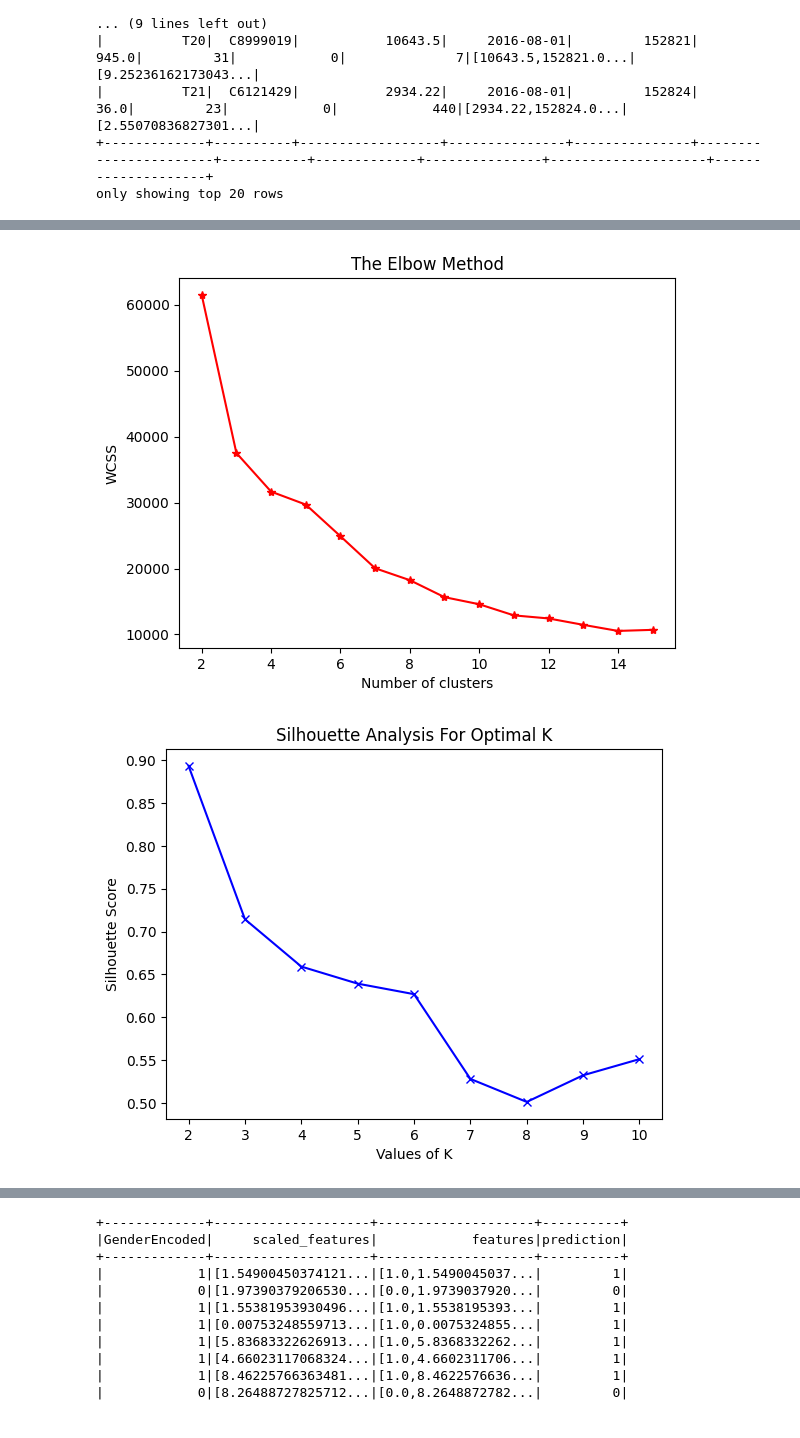
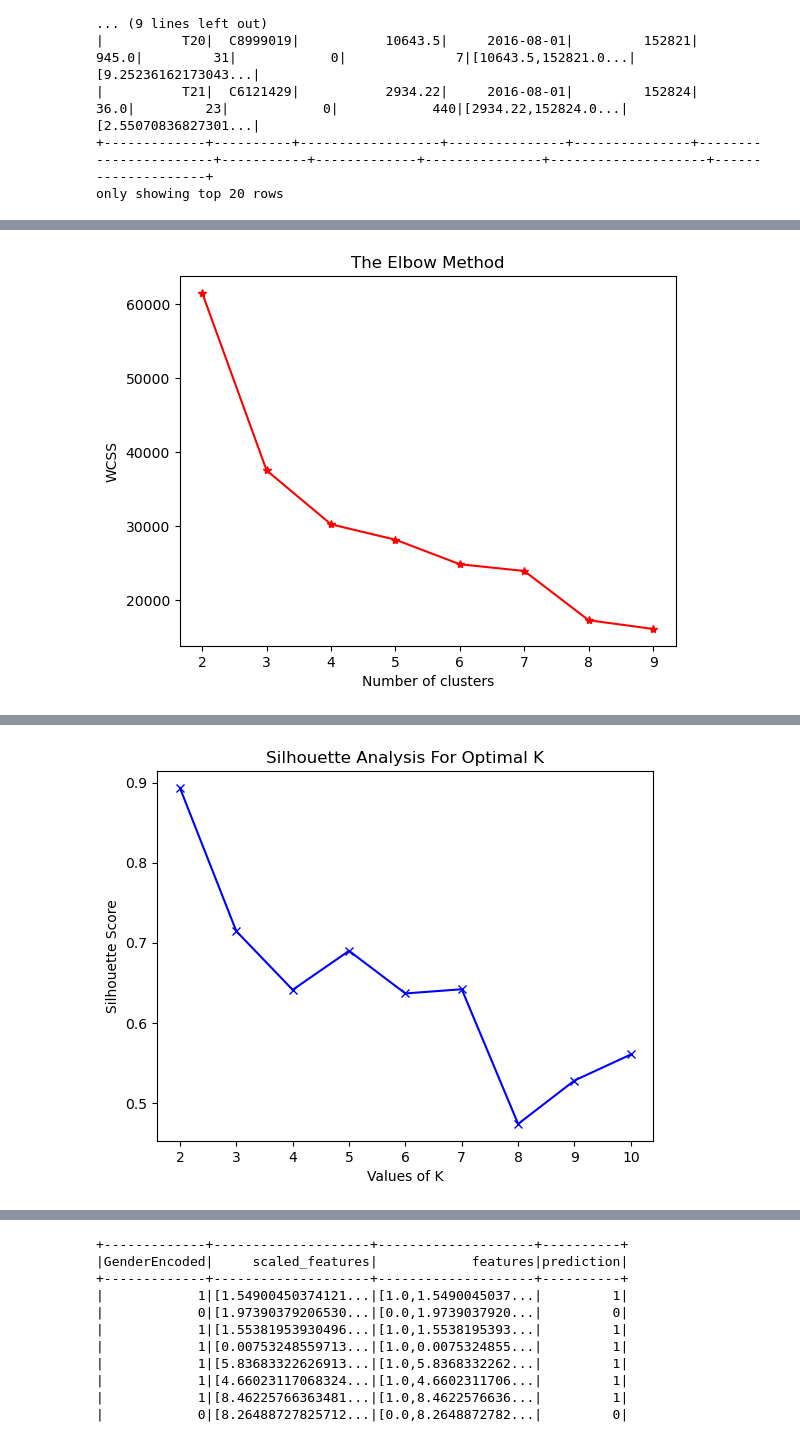
Before and after one commit to DSPiyush/BankCustomerSegmentation, a Jupyter notebook: Proejct_iter_1.ipynb, the cells around one changed output, grey strips where cells are left out. Cells and saved outputs as stored; diff of their text form; code cells hidden in the pictures.

```diff
--- a/Proejct_iter_1.ipynb
+++ b/Proejct_iter_1.ipynb
@@ -194,0 +277,2 @@ final_data = final_data.drop("TransactionID","CustomerID")
+# %%
+data=data.drop("scaled_features")
@@ -195,32 +299,31 @@ final_data = final_data.drop("TransactionID","CustomerID")
+# %%
+
+
+# Calculate WCSS for different numbers of clusters
+wcss = []
+for i in range(2, 10):
+    kmeans = KMeans().setK(i).setSeed(42)
+    model = kmeans.fit(data)
+    wcss.append(model.summary.trainingCost)  # Equivalent to Sklearns ._inertia
+
+# Plot the Elbow Method graph
+plt.plot(range(2, 10), wcss, marker='*', color='r')
+plt.title('The Elbow Method')
+plt.xlabel('Number of clusters')
+plt.ylabel('WCSS')
+plt.show()
+
+
+# Calculate Silhouette scores for different numbers of clusters
+range_n_clusters = [2, 3, 4, 5, 6, 7, 8, 9, 10]
+# %% [output]
+[figure, added]
 # %%
-# Select the features to be used for clustering and assemble them into a vector column
-feature_cols = ["GenderEncoded", "scaled_features"]  # Replace with your feature column names
-assembler = VectorAssembler(inputCols=feature_cols, outputCol="features")
-data = assembler.transform(final_data)
-data.drop("features")
-# Calculate WCSS for different numbers of clusters
-wcss = []
-for i in range(2, 16):
-    kmeans = KMeans().setK(i).setSeed(42)
-    model = kmeans.fit(data)
-    wcss.append(model.summary.trainingCost)  # Equivalent to Sklearns ._inertia
-
-# Plot the Elbow Method graph
-plt.plot(range(2, 16), wcss, marker='*', color='r')
-plt.title('The Elbow Method')
-plt.xlabel('Number of clusters')
-plt.ylabel('WCSS')
-plt.show()
-
-
-# Calculate Silhouette scores for different numbers of clusters
-range_n_clusters = [2, 3, 4, 5, 6, 7, 8, 9, 10]
 silhouette_scores = []
 for num_clusters in range_n_clusters:
     kmeans = KMeans().setK(num_clusters).setSeed(42)
     model = kmeans.fit(data)
     predictions = model.transform(data)
-
     evaluator = ClusteringEvaluator()
     silhouette_score = evaluator.evaluate(predictions)
     silhouette_scores.append(silhouette_score)
@@ -236,2 +338 @@ plt.show()
-[figure, old version]
+[figure, new version]
-[figure, removed]
```
Also changed, not shown: parts of 28 cells of this notebook, 1 other file.
